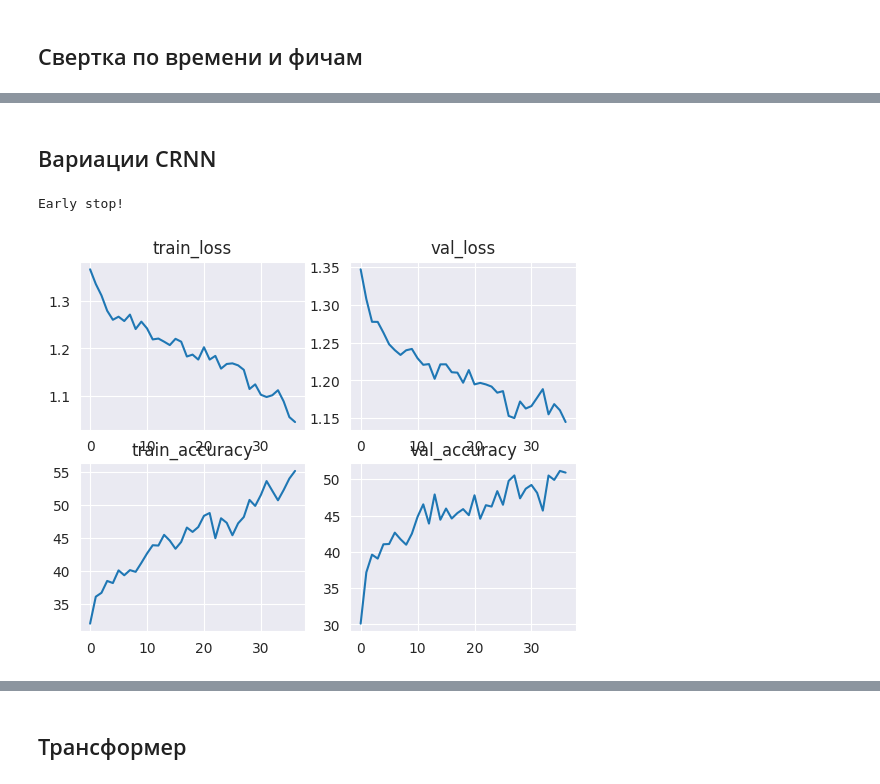
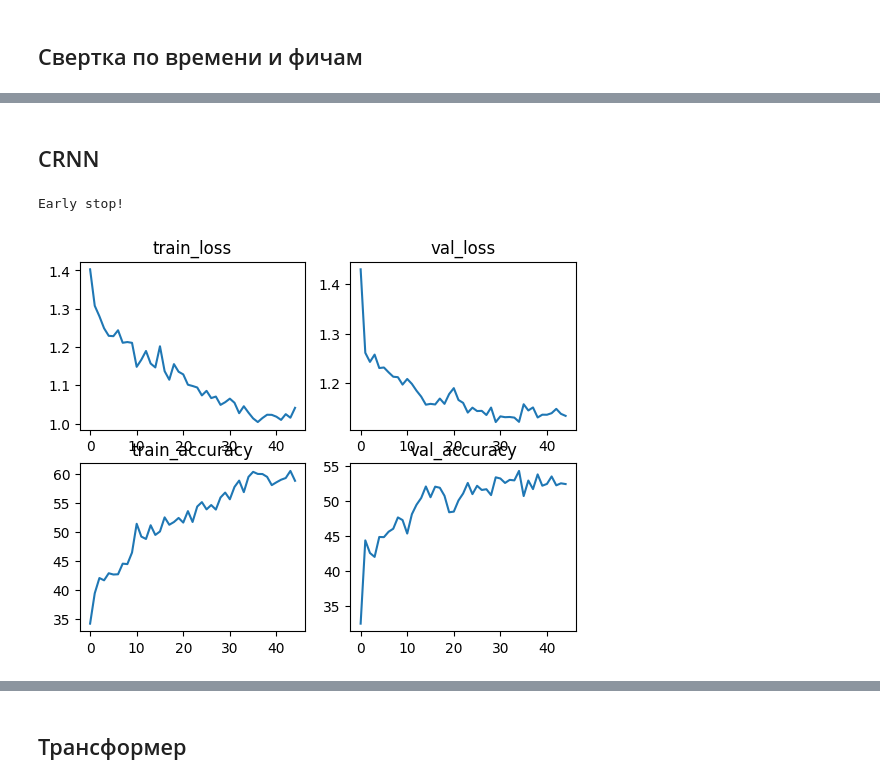
Before and after one commit to Sergey-Baranenkov/mag_coursework, a Jupyter notebook: decade_classification/decade_classification_melgram.ipynb, the cells around one changed output, grey strips where cells are left out. Cells and saved outputs as stored; diff of their text form; code cells hidden in the pictures.

Commit message:
decade_classification рефакторинг

```diff
--- a/decade_classification/decade_classification_melgram.ipynb
+++ b/decade_classification/decade_classification_melgram.ipynb
@@ -202,15 +202,15 @@ weighted avg       0.52      0.48      0.49       200
 # %% [markdown]
-## Вариации CRNN
+## CRNN
 # %%
-from models.genre_classification.CRNNSimpleModel import CRNNSimpleModel
+from models.genre_classification.CRNNModel import CRNNModel
 
-crnn_model = CRNNSimpleModel(NUM_CLASSES).to(DEVICE)
-train_progress, val_progress = executor(DEVICE, crnn_model, train_dataloader = train_data_loader, val_dataloader=val_data_loader, epochs=100, learning_rate=0.0001, weight_decay=0.01, evaluate_per_iteration=10, early_stop_after=(10,  0.01))
+crnn_model = CRNNModel(256, 128, NUM_CLASSES).to(DEVICE)
+train_progress, val_progress = executor(DEVICE, crnn_model, train_dataloader = train_data_loader, val_dataloader=val_data_loader, epochs=100, learning_rate=0.0001, weight_decay=0.01, evaluate_per_iteration=10, early_stop_after=(15,  0.01))
 
 plot_metrics(train_progress, val_progress, metrics = ['loss', 'accuracy'])
 # %% [output]
 Early stop!
-[figure, old version]
+[figure, new version]
 # %%
 test_loss, test_accuracy, (test_pred, test_true) = evaluate(DEVICE, crnn_model, test_data_loader, criterion=nn.CrossEntropyLoss(), return_pred=True)
 
```
Also changed, not shown: parts of 15 cells of this notebook, 4 other files.
